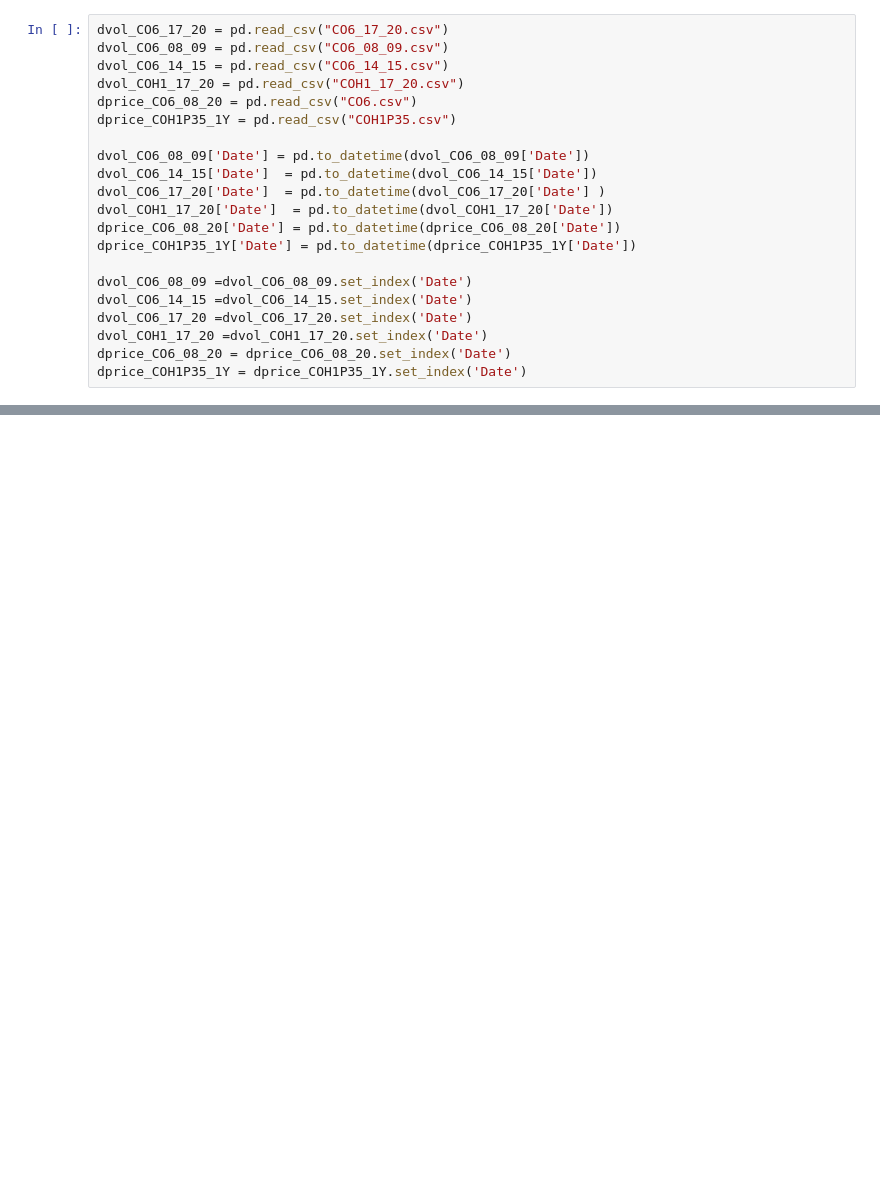
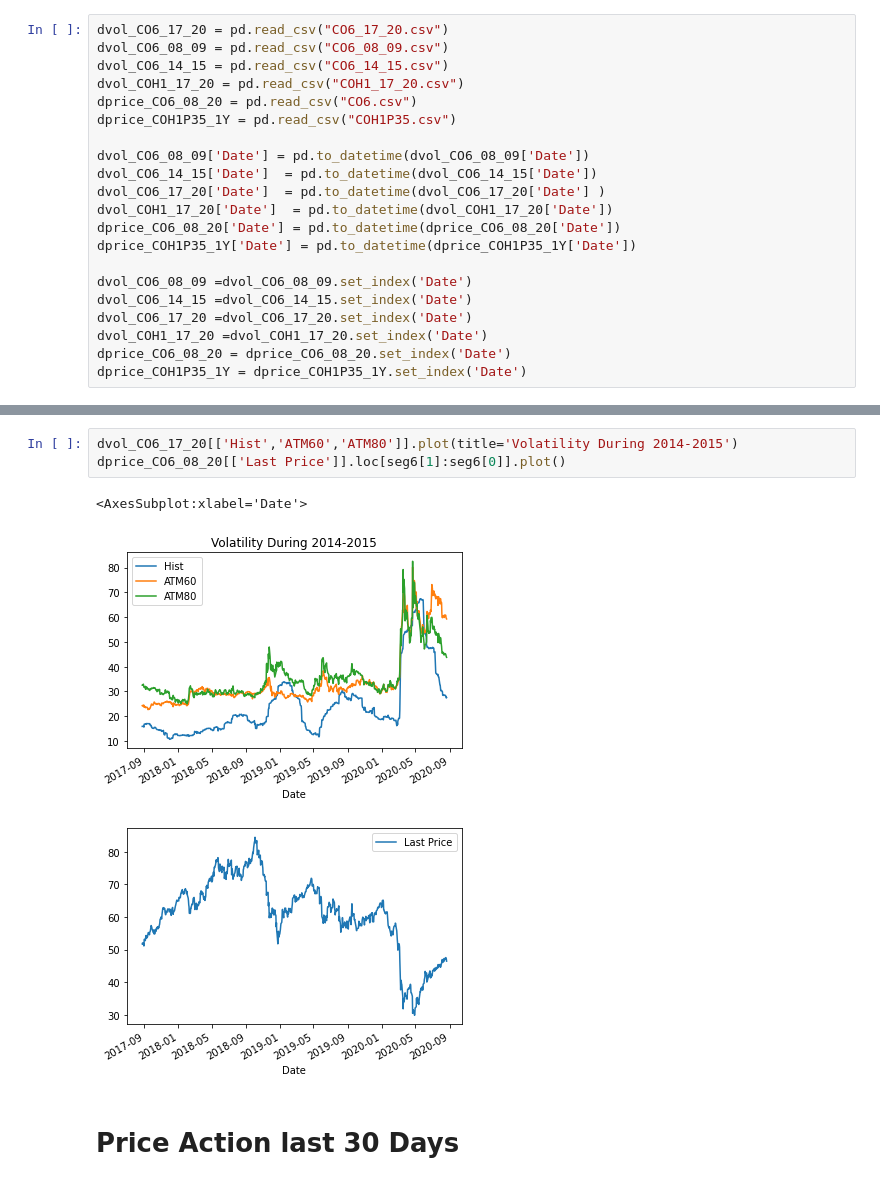
Before and after one commit to rsaouma/CO6_analysis, a Jupyter notebook: Analysis.ipynb, the cells around one changed output, grey strips where cells are left out. Cells and saved outputs as stored; diff of their text form; blank space fills up the shorter version.

```diff
--- a/Analysis.ipynb
+++ b/Analysis.ipynb
@@ -60,0 +80,9 @@ dvol_CO06_17_20.head()
+# %%
+dvol_CO6_17_20[['Hist','ATM60','ATM80']].plot(title='Volatility During 2014-2015')
+dprice_CO6_08_20[['Last Price']].loc[seg6[1]:seg6[0]].plot()
+# %% [output]
+<AxesSubplot:xlabel='Date'>
+[figure, added]
+[figure, added]
+# %% [markdown]
+# Price Action last 30 Days
```
Also changed, not shown: parts of 14 cells of this notebook.
